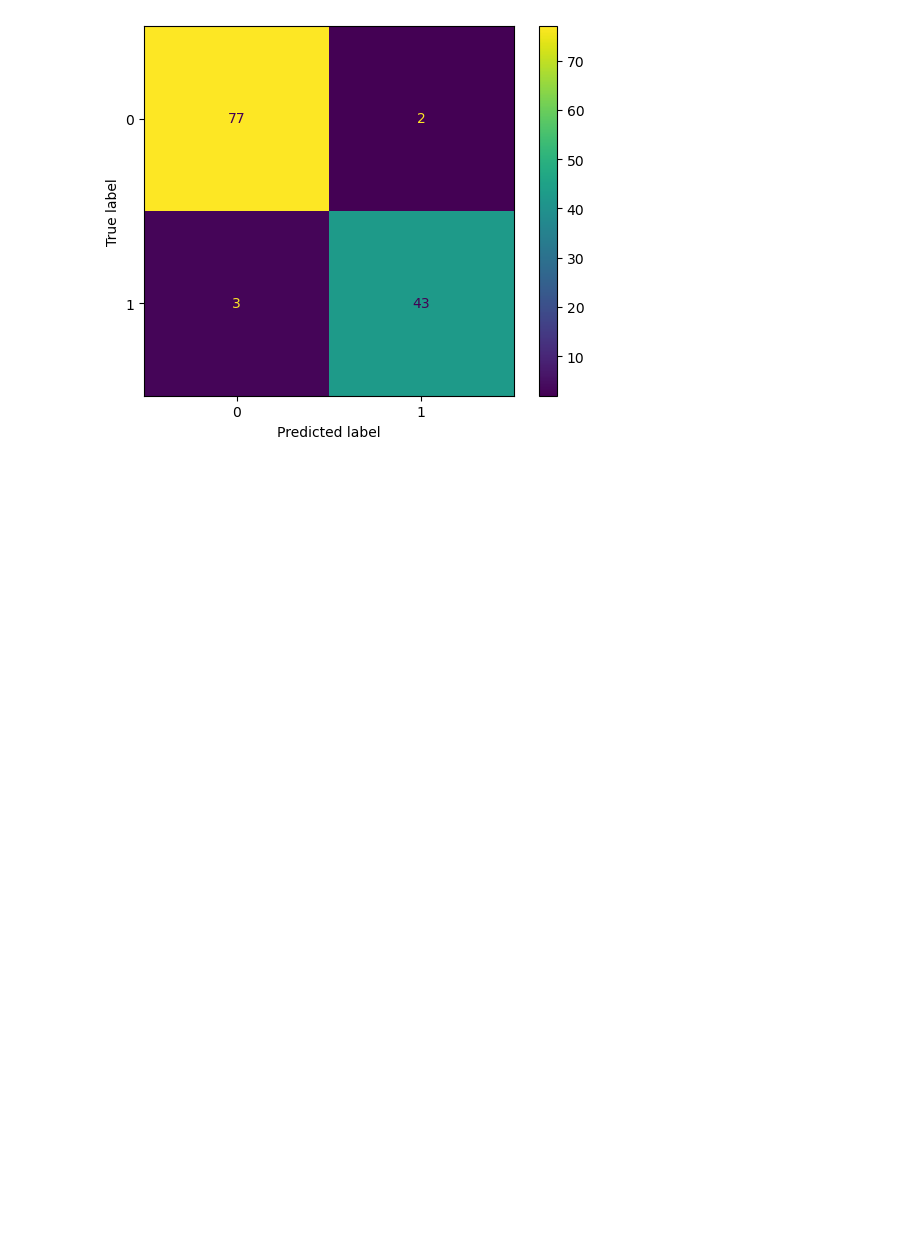
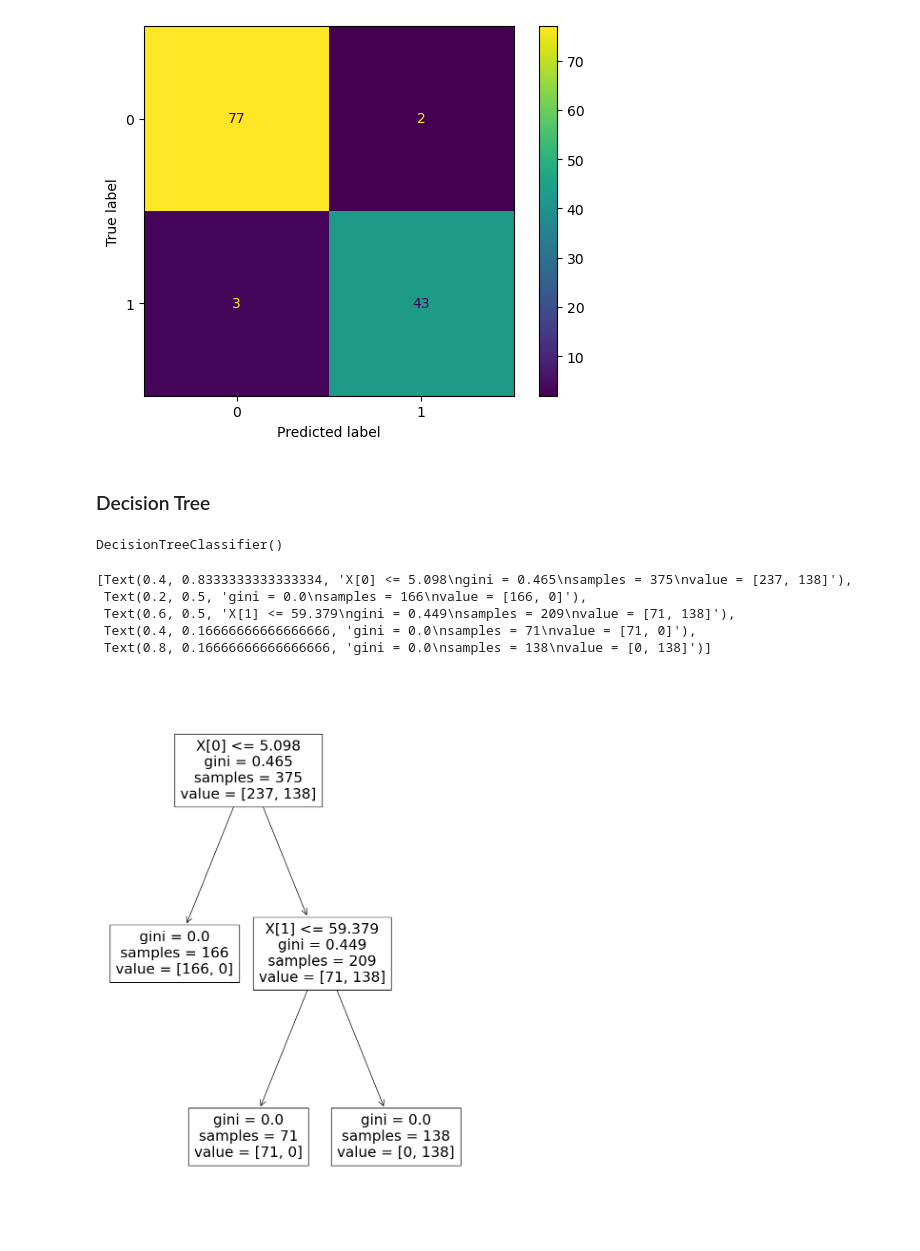
Before and after one commit to Arnav-Aeon/Student-Exam-Performance-Prediction, a Jupyter notebook: performance_prediction.ipynb, the cells around one changed output. Saved outputs shown, nothing was run; the diff lists cells and outputs as text; code cells hidden in the pictures; blank space fills up the shorter version.

```diff
--- a/performance_prediction.ipynb
+++ b/performance_prediction.ipynb
@@ -213,3 +213,23 @@ ConfusionMatrixDisplay(cm).plot()
 # %% [output]
 <sklearn.metrics._plot.confusion_matrix.ConfusionMatrixDisplay at 0x...>
 [figure]
+# %% [markdown]
+### Decision Tree
+# %%
+from sklearn.tree import DecisionTreeClassifier
+
+tree_reg = DecisionTreeClassifier()
+tree_reg.fit(X_train, y_train)
+# %% [output]
+DecisionTreeClassifier()
+# %%
+from sklearn import tree
+plt.figure(figsize=(10, 15))
+tree.plot_tree(tree_reg)
+# %% [output]
+[Text(0.4, 0.8333333333333334, 'X[0] <= 5.098\ngini = 0.465\nsamples = 375\nvalue = [237, 138]'),
+ Text(0.2, 0.5, 'gini = 0.0\nsamples = 166\nvalue = [166, 0]'),
+ Text(0.6, 0.5, 'X[1] <= 59.379\ngini = 0.449\nsamples = 209\nvalue = [71, 138]'),
+ Text(0.4, 0.16666666666666666, 'gini = 0.0\nsamples = 71\nvalue = [71, 0]'),
+ Text(0.8, 0.16666666666666666, 'gini = 0.0\nsamples = 138\nvalue = [0, 138]')]
+[figure, added]
```
Also changed, not shown: parts of 2 cells of this notebook.
